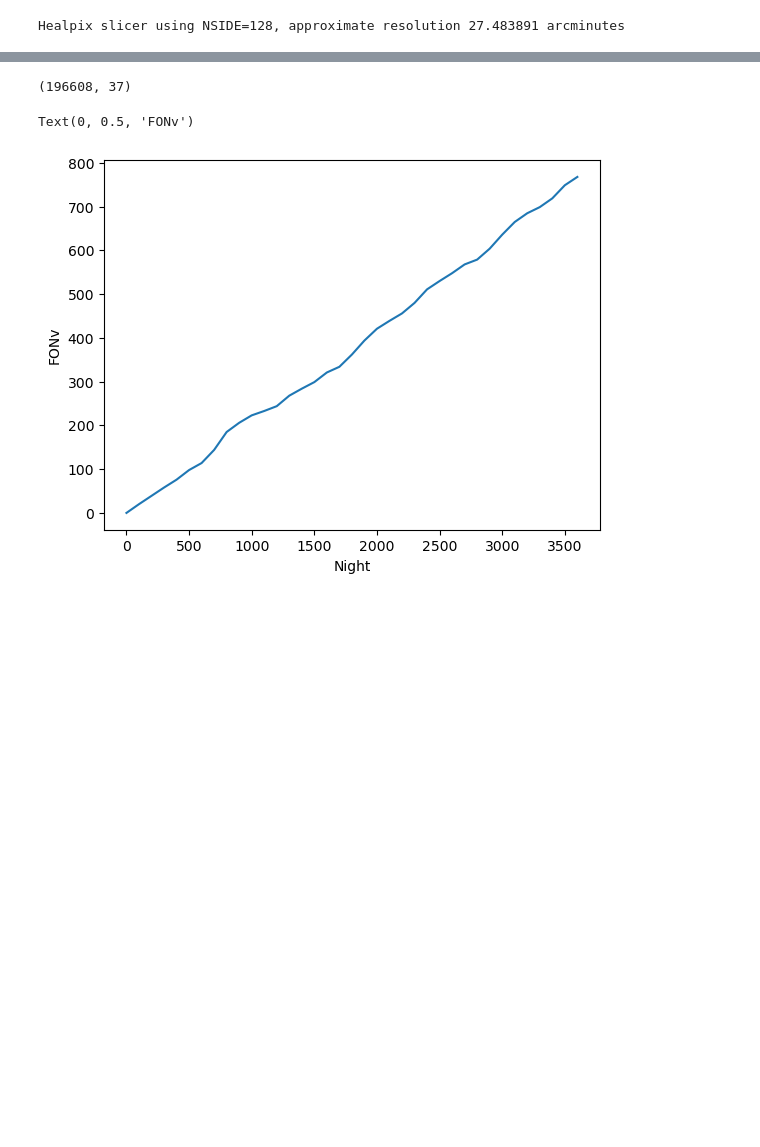
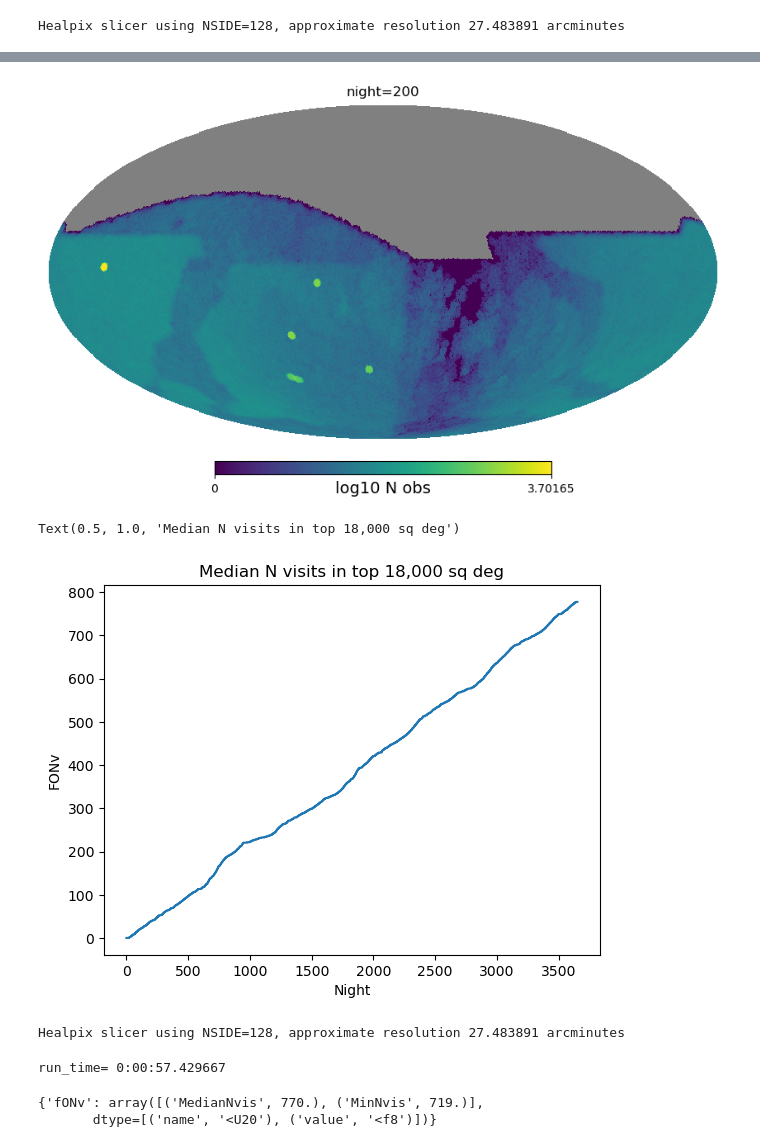
Before and after one commit to yoachim/25_scratch, a Jupyter notebook: vector_metrics/fonv_time.ipynb, the cells around one changed output, grey strips where cells are left out. Cells and saved outputs as stored; diff of their text form; code cells hidden in the pictures; blank space fills up the shorter version.

```diff
--- a/vector_metrics/fonv_time.ipynb
+++ b/vector_metrics/fonv_time.ipynb
@@ -99,6 +130,6 @@ hp.mollview(np.log10(mv[:,20]))
 # %%
-mv.shape
+hp.mollview(np.log10(mv[:,200]), title='night=200', unit='log10 N obs')
 # %% [output]
-(196608, 37)
+[figure, added]
 # %%
 # Summary value
@@ -108,6 +139,22 @@ fig, ax = plt.subplots()
 ax.plot(time_points, sv)
 ax.set_xlabel('Night')
 ax.set_ylabel('FONv')
+ax.set_title('Median N visits in top 18,000 sq deg')
 # %% [output]
-Text(0, 0.5, 'FONv')
+Text(0.5, 1.0, 'Median N visits in top 18,000 sq deg')
-[figure, old version]
+[figure, new version]
+# %%
+# time out the regular way
+
+bundle_list = []
+metric = maf.metrics.CountExplimMetric(metric_name="fO")
+sql = ''
+slicer = maf.slicers.HealpixSlicer(nside=nside)
+plot_dict = {}
+summary_stats = [maf.metrics.FONv(
+            nside=nside,
+            norm=False,
+            metric_name="fONv")]
+bundle_list.append(maf.MetricBundle(metric, slicer, sql, run_name=name, plot_dict=plot_dict, summary_metrics=summary_stats))
+# %% [output]
+Healpix slicer using NSIDE=128, approximate resolution 27.483891 arcminutes
@@ -113,0 +169,9 @@ Text(0, 0.5, 'FONv')
+# %%
+print("run_time=", end-first)
+# %% [output]
+run_time= 0:00:57.429667
+# %%
+bundle_list[0].summary_values
+# %% [output]
+{'fONv': array([('MedianNvis', 770.), ('MinNvis', 719.)],
+       dtype=[('name', '<U20'), ('value', '<f8')])}
```
Also changed, not shown: parts of 11 cells of this notebook, 1 other file.
